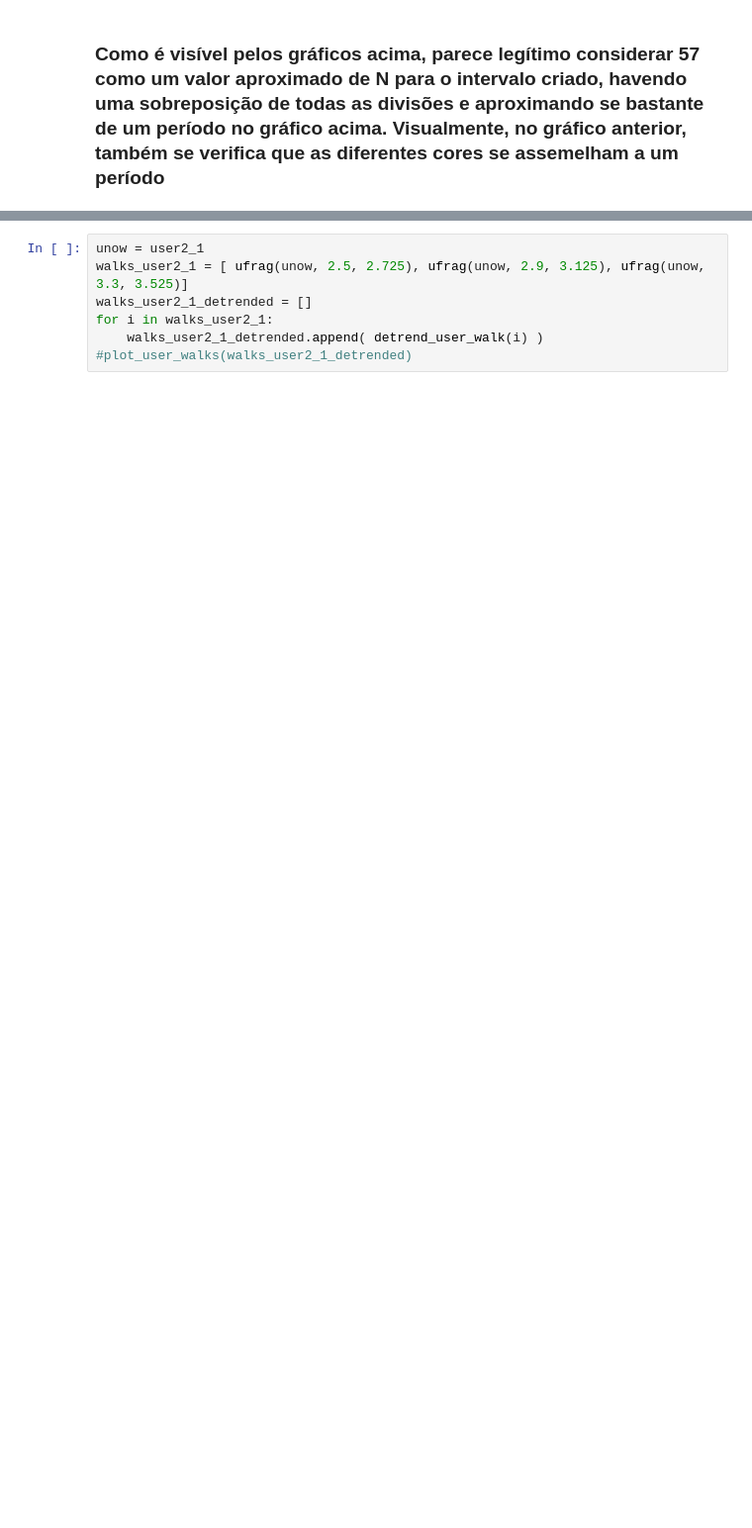
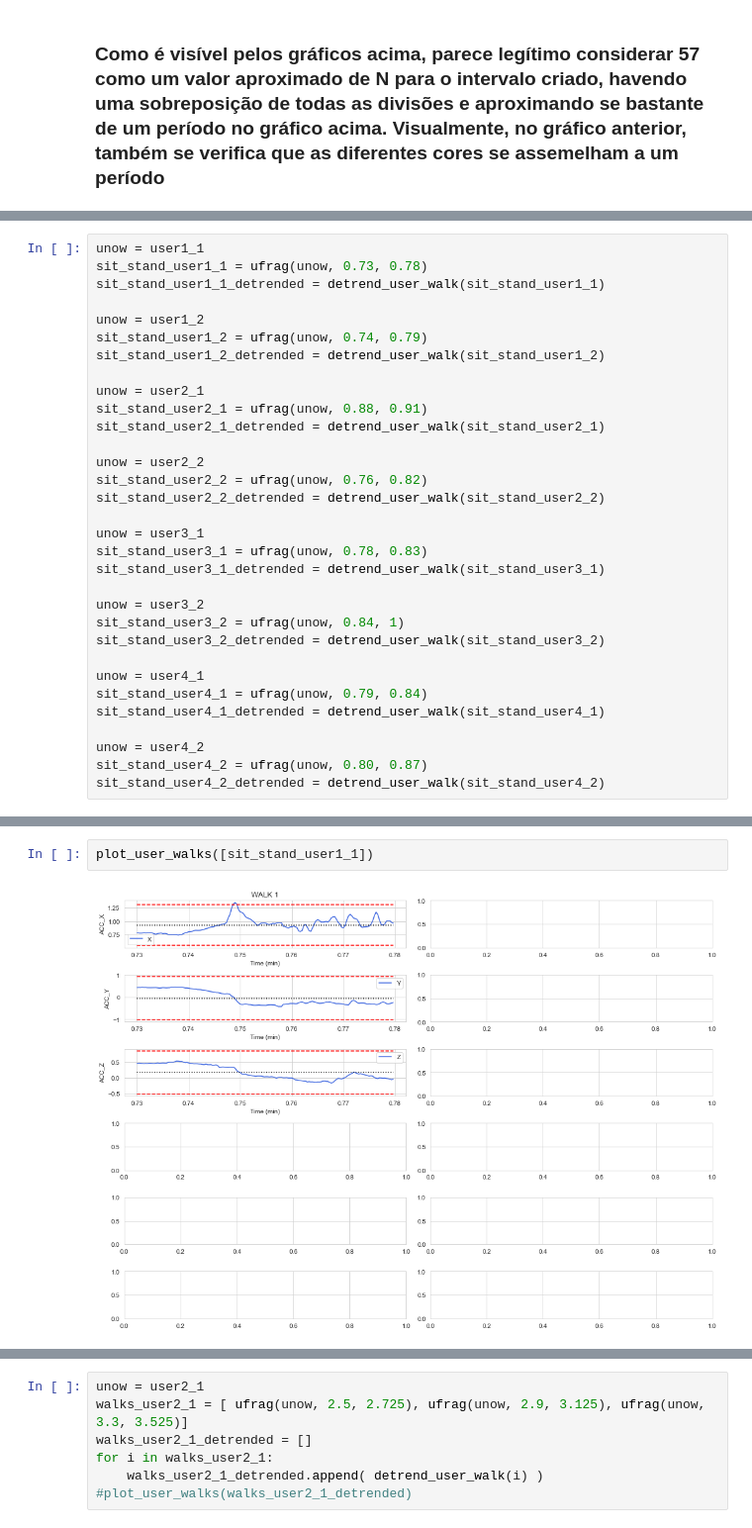
Before and after one commit to joelpoliveira/ProjetoATD, a Jupyter notebook: Main/main.ipynb, the cells around one changed output, grey strips where cells are left out. Shown at 99% size. Drawn from its saved outputs; the diff is of its cells as text; blank space fills up the shorter version.

```diff
--- a/Main/main.ipynb
+++ b/Main/main.ipynb
@@ -396,0 +782,32 @@ plot_activity_freqs(walks_user1_1_detrended[0], len(walks_user1_1[0]))
+# %%
+unow = user1_1
+sit_stand_user1_1 = ufrag(unow, 0.73, 0.78)
+sit_stand_user1_1_detrended = detrend_user_walk(sit_stand_user1_1)
+
+unow = user1_2
+sit_stand_user1_2 = ufrag(unow, 0.74, 0.79)
+sit_stand_user1_2_detrended = detrend_user_walk(sit_stand_user1_2)
+
+unow = user2_1
+sit_stand_user2_1 = ufrag(unow, 0.88, 0.91)
+sit_stand_user2_1_detrended = detrend_user_walk(sit_stand_user2_1)
+
+unow = user2_2
+sit_stand_user2_2 = ufrag(unow, 0.76, 0.82)
+sit_stand_user2_2_detrended = detrend_user_walk(sit_stand_user2_2)
+
+unow = user3_1
+sit_stand_user3_1 = ufrag(unow, 0.78, 0.83)
+sit_stand_user3_1_detrended = detrend_user_walk(sit_stand_user3_1)
+
+unow = user3_2
+sit_stand_user3_2 = ufrag(unow, 0.84, 1)
+sit_stand_user3_2_detrended = detrend_user_walk(sit_stand_user3_2)
+
+unow = user4_1
+sit_stand_user4_1 = ufrag(unow, 0.79, 0.84)
+sit_stand_user4_1_detrended = detrend_user_walk(sit_stand_user4_1)
+
+unow = user4_2
+sit_stand_user4_2 = ufrag(unow, 0.80, 0.87)
+sit_stand_user4_2_detrended = detrend_user_walk(sit_stand_user4_2)
@@ -397 +950,5 @@ plot_activity_freqs(walks_user1_1_detrended[0], len(walks_user1_1[0]))
+# %%
+plot_user_walks([sit_stand_user1_1])
+# %% [output]
+[figure, added]
 # %%
```
Also changed, not shown: parts of 43 cells of this notebook, 1 other file.
